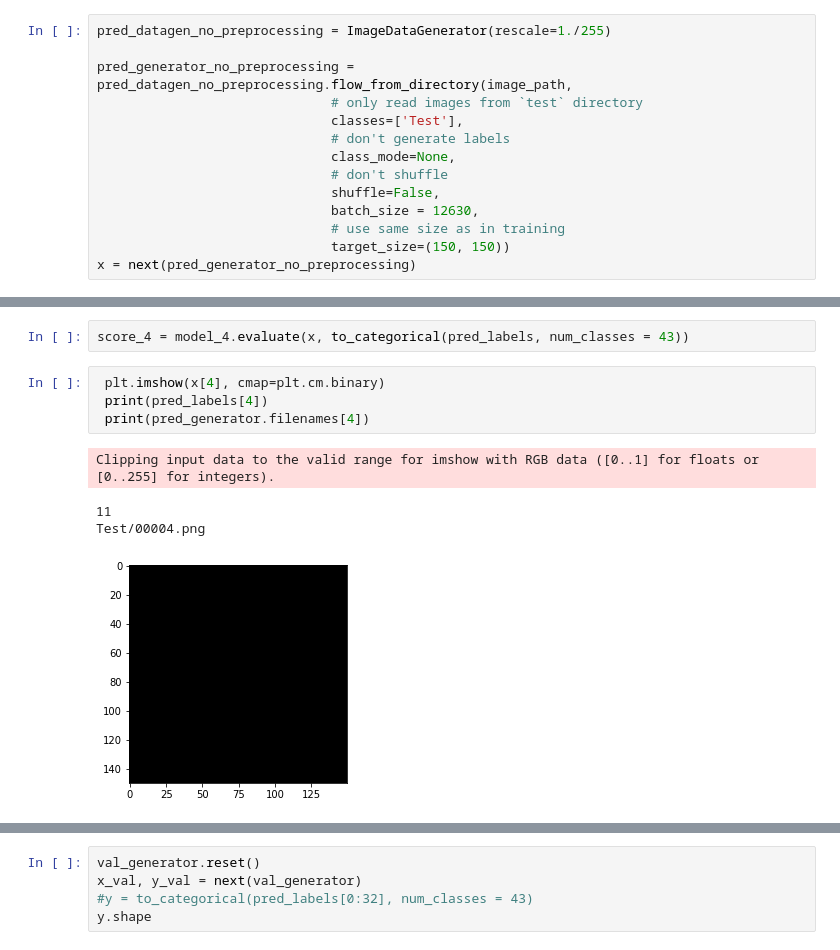
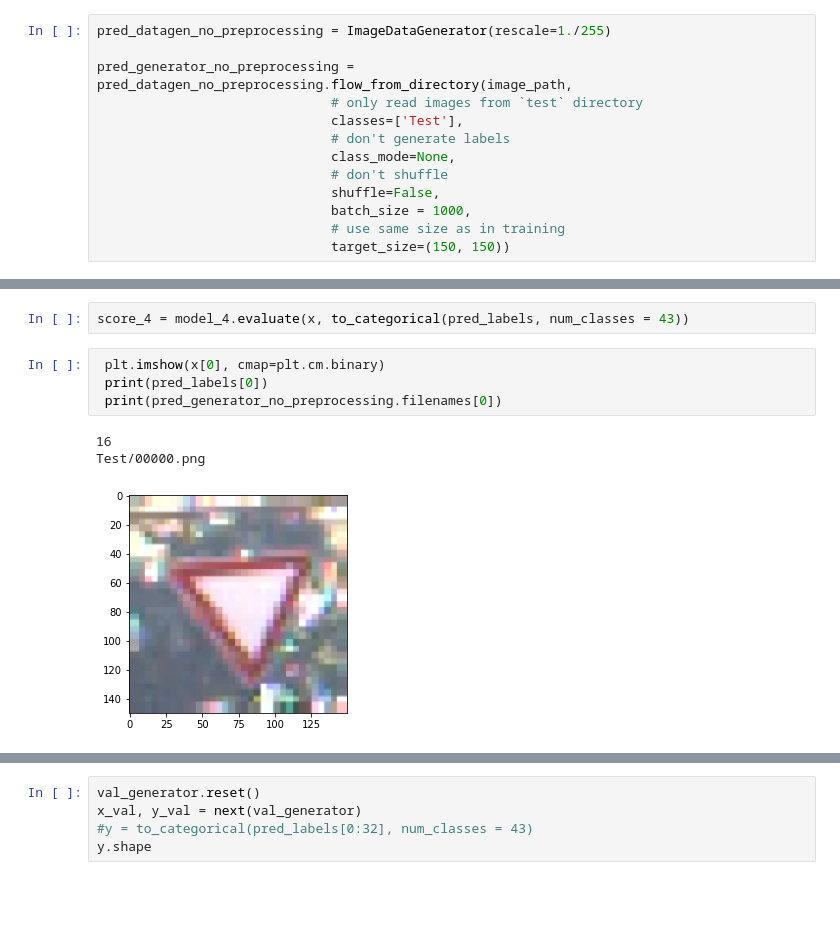
Before and after one commit to clara-kill/ml_tensorflow, a Jupyter notebook: Code/Starter.ipynb, the cells around one changed output, grey strips where cells are left out. Saved outputs shown, nothing was run; the diff lists cells and outputs as text; blank space fills up the shorter version.

```diff
--- a/Code/Starter.ipynb
+++ b/Code/Starter.ipynb
@@ -522,7 +623,6 @@ pred_generator_no_preprocessing = pred_datagen_no_preprocessing.flow_from_direct
                               class_mode=None,
                               # don't shuffle
                               shuffle=False,
-                              batch_size = 12630,
+                              batch_size = 1000,
                               # use same size as in training
                               target_size=(150, 150))
-x = next(pred_generator_no_preprocessing)
@@ -531,11 +640,10 @@ score_3 = model_3.evaluate(x, to_categorical(pred_labels, num_classes = 43))
 # %%
 score_4 = model_4.evaluate(x, to_categorical(pred_labels, num_classes = 43))
 # %%
- plt.imshow(x[4], cmap=plt.cm.binary)
- print(pred_labels[4])
- print(pred_generator.filenames[4])
+ plt.imshow(x[0], cmap=plt.cm.binary)
+ print(pred_labels[0])
+ print(pred_generator_no_preprocessing.filenames[0])
 # %% [output]
-Clipping input data to the valid range for imshow with RGB data ([0..1] for floats or [0..255] for integers).
+16
+Test/00000.png
-11
-Test/00004.png
-[figure, old version]
+[figure, new version]
```
Also changed, not shown: parts of 21 cells of this notebook.
